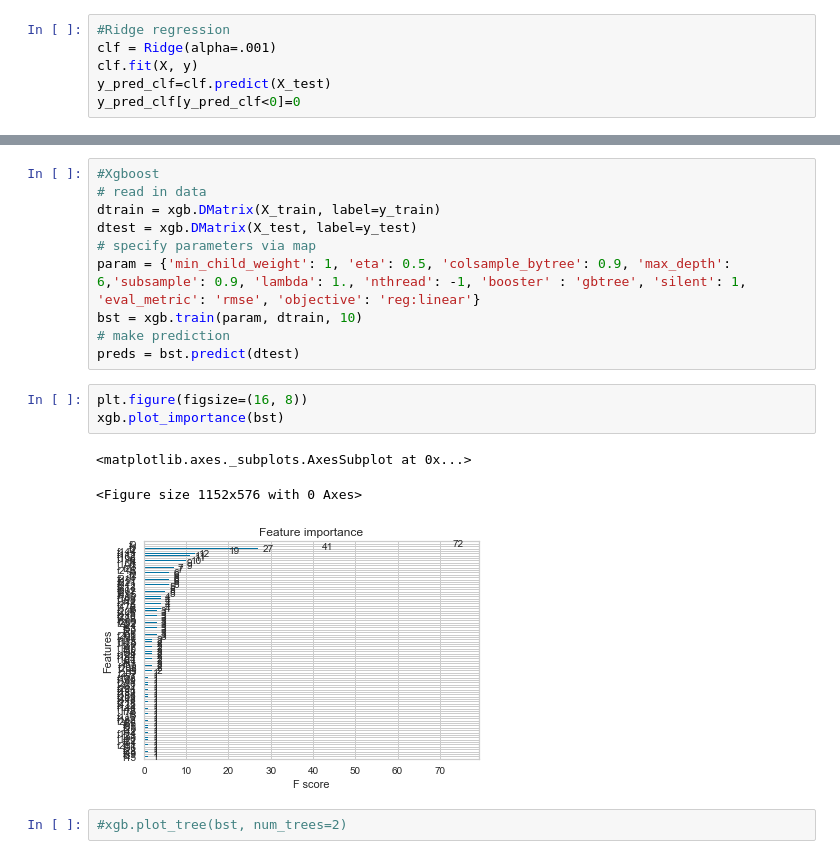
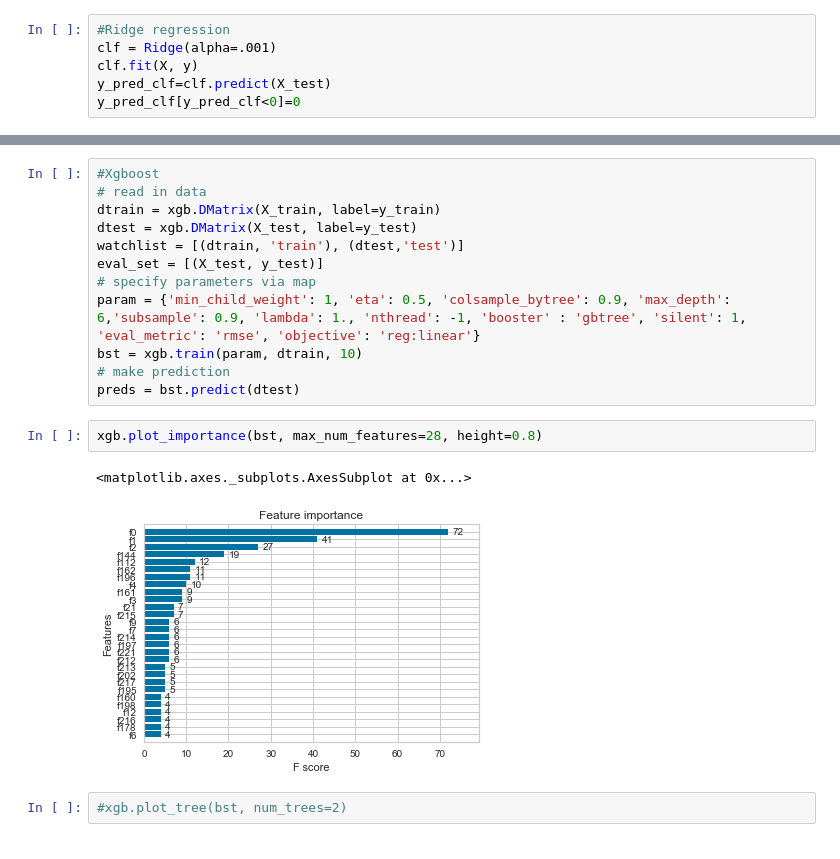
Before and after one commit to Kuntya/Capstone-Project-1, a Jupyter notebook: Capstone Project 1.ipynb, the cells around one changed output, grey strips where cells are left out. Cells and saved outputs as stored; diff of their text form.

```diff
--- a/Capstone Project 1.ipynb
+++ b/Capstone Project 1.ipynb
@@ -1260,18 +1261,18 @@ visualizer.show()                 # Finalize and render the figure
 # read in data
 dtrain = xgb.DMatrix(X_train, label=y_train)
 dtest = xgb.DMatrix(X_test, label=y_test)
+watchlist = [(dtrain, 'train'), (dtest,'test')]
+eval_set = [(X_test, y_test)]
 # specify parameters via map
 param = {'min_child_weight': 1, 'eta': 0.5, 'colsample_bytree': 0.9, 'max_depth': 6,'subsample': 0.9, 'lambda': 1., 'nthread': -1, 'booster' : 'gbtree', 'silent': 1,
 'eval_metric': 'rmse', 'objective': 'reg:linear'}
 bst = xgb.train(param, dtrain, 10)
 # make prediction
 preds = bst.predict(dtest)
-# %%
-plt.figure(figsize=(16, 8))
-xgb.plot_importance(bst)
-# %% [output]
-<matplotlib.axes._subplots.AxesSubplot at 0x...>
-<Figure size 1152x576 with 0 Axes>
-[figure, removed]
+# %%
+xgb.plot_importance(bst, max_num_features=28, height=0.8)
+# %% [output]
+<matplotlib.axes._subplots.AxesSubplot at 0x...>
+[figure, added]
 # %%
 #xgb.plot_tree(bst, num_trees=2)
```
Also changed, not shown: parts of 18 cells of this notebook.
